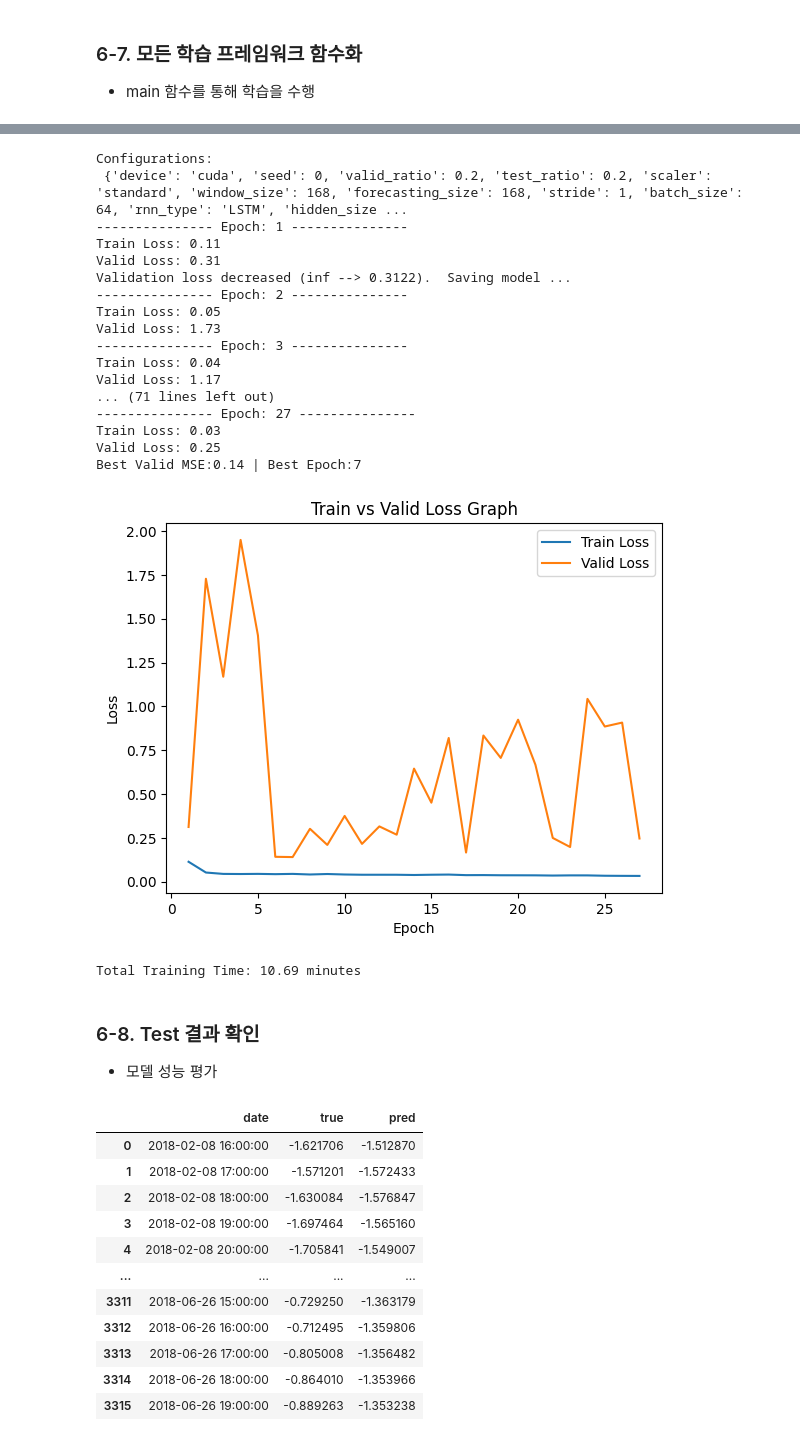
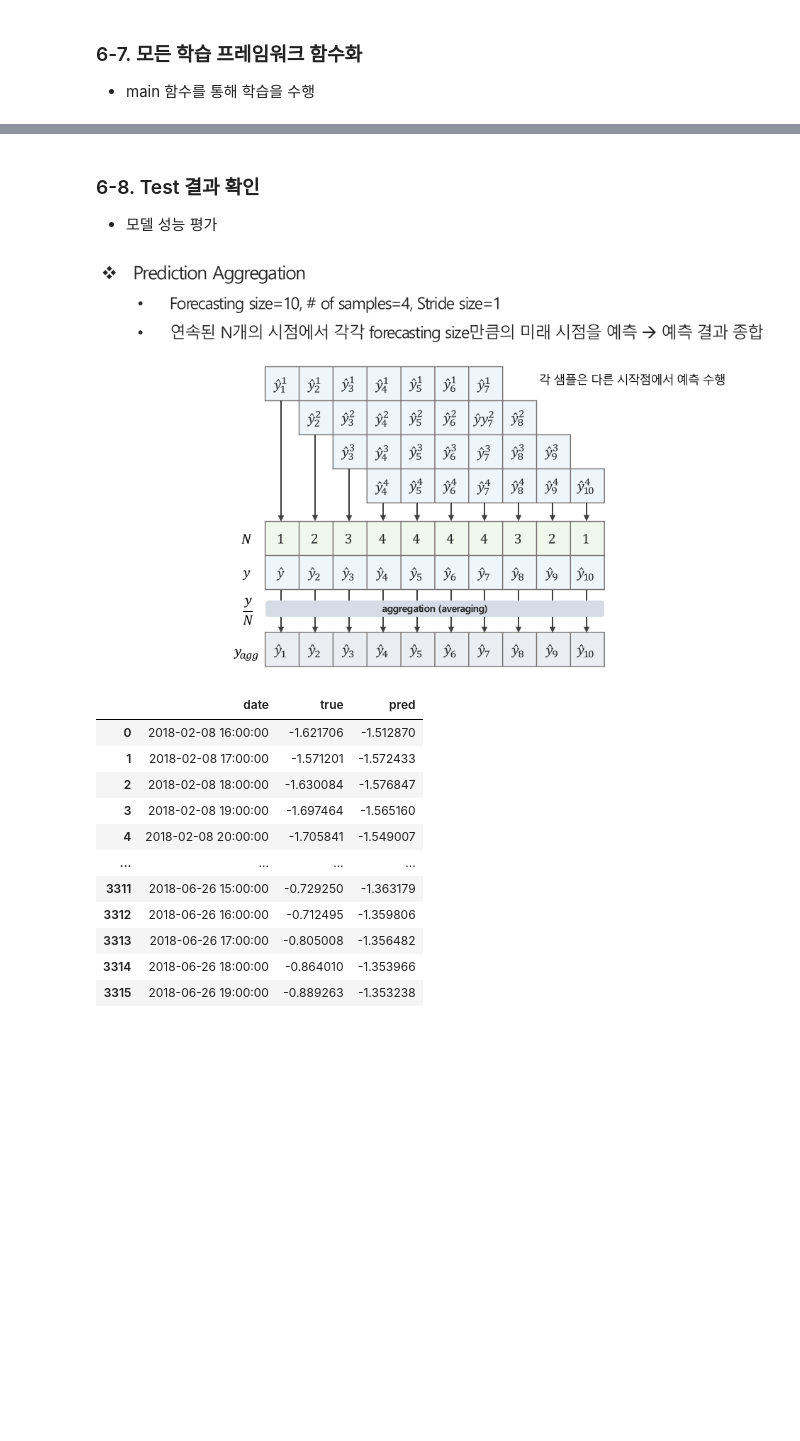
Before and after one commit to Im-JihyunKim/2024_LG_ES_RNN, a Jupyter notebook: 3-Forecasting.ipynb, the cells around one changed output, grey strips where cells are left out. Cells and saved outputs as stored; diff of their text form; code cells hidden in the pictures; blank space fills up the shorter version.

```diff
--- a/3-Forecasting.ipynb
+++ b/3-Forecasting.ipynb
@@ -855,26 +855,3 @@ Total Training Time: 10.77 minutes
-# %%
-# 최종 main 함수 실행!!
-test_result = main(configs)
-# %% [output]
-Configurations:
- {'device': 'cuda', 'seed': 0, 'valid_ratio': 0.2, 'test_ratio': 0.2, 'scaler': 'standard', 'window_size': 168, 'forecasting_size': 168, 'stride': 1, 'batch_size': 64, 'rnn_type': 'LSTM', 'hidden_size ...
---------------- Epoch: 1 ---------------
-Train Loss: 0.11
-Valid Loss: 0.31
-Validation loss decreased (inf --> 0.3122).  Saving model ...
---------------- Epoch: 2 ---------------
-Train Loss: 0.05
-Valid Loss: 1.73
---------------- Epoch: 3 ---------------
-Train Loss: 0.04
-Valid Loss: 1.17
-... (71 lines left out)
---------------- Epoch: 27 ---------------
-Train Loss: 0.03
-Valid Loss: 0.25
-Best Valid MSE:0.14 | Best Epoch:7
-[figure, removed]
-Total Training Time: 10.69 minutes
 # %% [markdown]
 ### 6-8. Test 결과 확인
 - 모델 성능 평가
@@ -890,6 +867,10 @@ def return_result(y_true,y_pred):
     performance['mae'] = mean_absolute_error(y_true=y_true, y_pred=y_pred)
 
     return performance
+# %%
+Image('./images/y_agg.PNG')
+# %% [output]
+[figure, added]
 # %%
 def agg_y(y: np.ndarray):
     len_time, forecasting_size = y.shape
```
Also changed, not shown: parts of 3 cells of this notebook, 2 other files.
